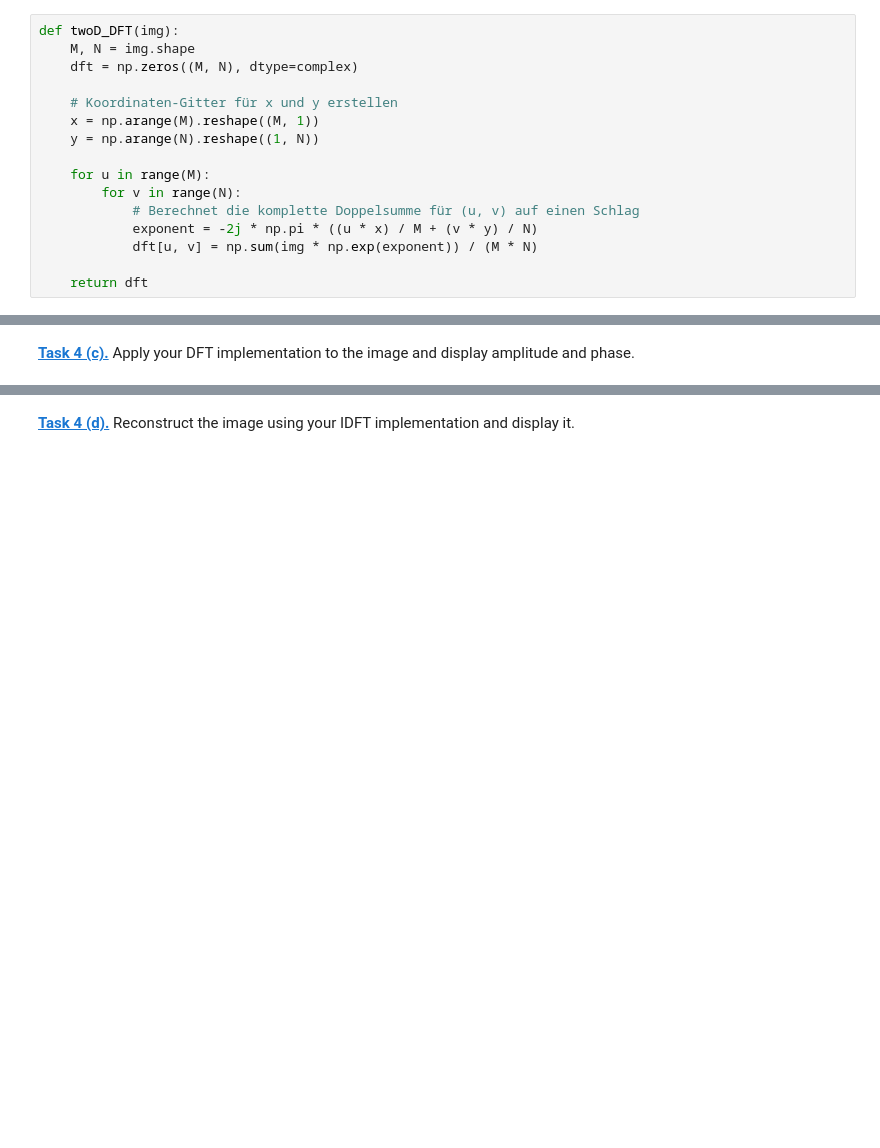
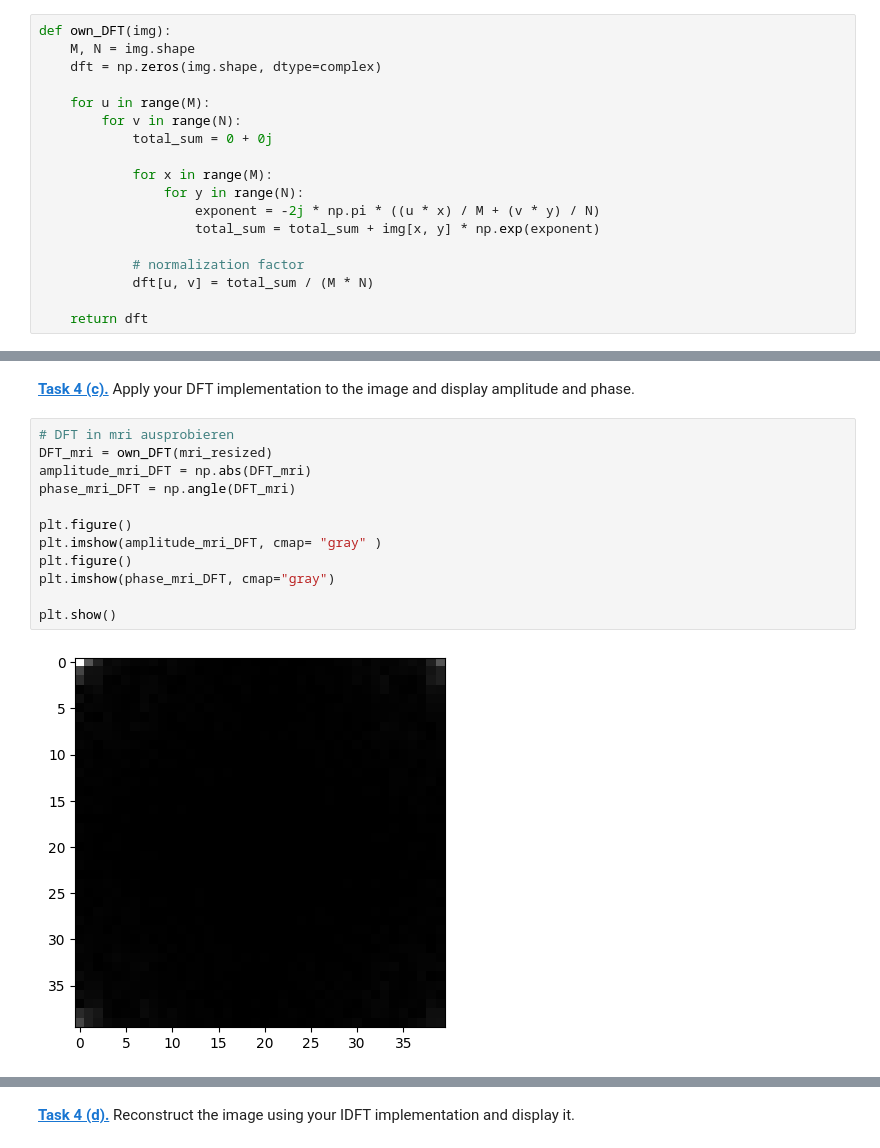
Before and after one commit to ronjahornschuh/mobi-fs5-python, a Jupyter notebook: fourier.ipynb, the cells around one changed output, grey strips where cells are left out. Drawn from its saved outputs; the diff is of its cells as text; blank space fills up the shorter version.

```diff
--- a/fourier.ipynb
+++ b/fourier.ipynb
@@ -248,19 +248,21 @@ plt.show()
 # %% [markdown]
 **[Task 4 (a).]()** Implement a function that computes the 2D-DFT.
 # %%
-def twoD_DFT(img):
+def own_DFT(img):
     M, N = img.shape
-    dft = np.zeros((M, N), dtype=complex)
-
-    # Koordinaten-Gitter für x und y erstellen
-    x = np.arange(M).reshape((M, 1))
-    y = np.arange(N).reshape((1, N))
+    dft = np.zeros(img.shape, dtype=complex)
 
     for u in range(M):
         for v in range(N):
-            # Berechnet die komplette Doppelsumme für (u, v) auf einen Schlag
-            exponent = -2j * np.pi * ((u * x) / M + (v * y) / N)
-            dft[u, v] = np.sum(img * np.exp(exponent)) / (M * N)
+            total_sum = 0 + 0j
+
+            for x in range(M):
+                for y in range(N):
+                    exponent = -2j * np.pi * ((u * x) / M + (v * y) / N)
+                    total_sum = total_sum + img[x, y] * np.exp(exponent)
+
+            # normalization factor
+            dft[u, v] = total_sum / (M * N)
 
     return dft
 # %% [markdown]
@@ -296,2 +295,16 @@ NameError: name 'brain_img' is not defined
 # %% [markdown]
 **[Task 4 (c).]()** Apply your DFT implementation to the image and display amplitude and phase.
+# %%
+# DFT in mri ausprobieren
+DFT_mri = own_DFT(mri_resized)
+amplitude_mri_DFT = np.abs(DFT_mri)
+phase_mri_DFT = np.angle(DFT_mri)
+
+plt.figure()
+plt.imshow(amplitude_mri_DFT, cmap= "gray" )
+plt.figure()
+plt.imshow(phase_mri_DFT, cmap="gray")
+
+plt.show()
+# %% [output]
+[figure, added]
```
Also changed, not shown: parts of 10 cells of this notebook, 1 other file.
